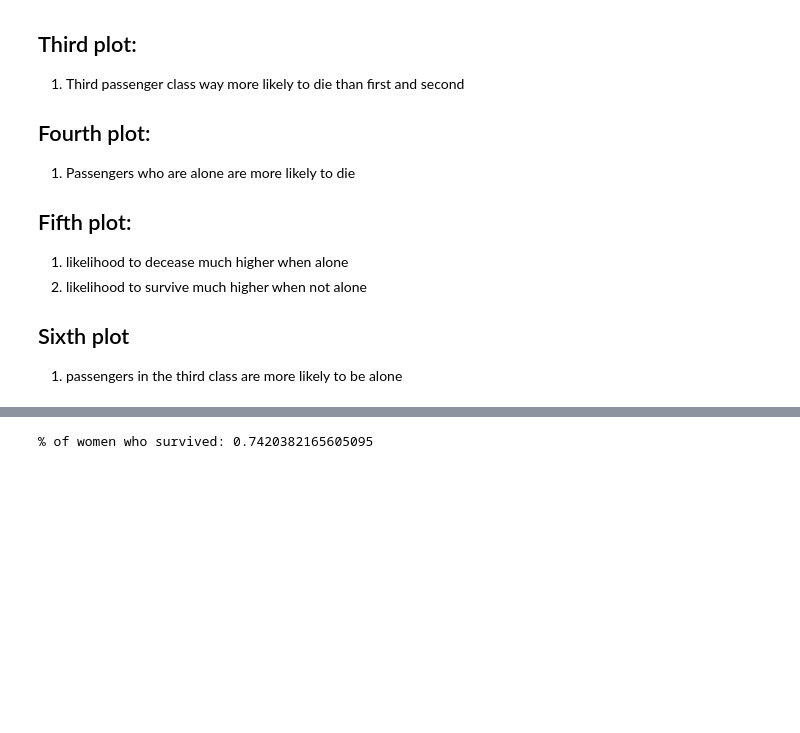
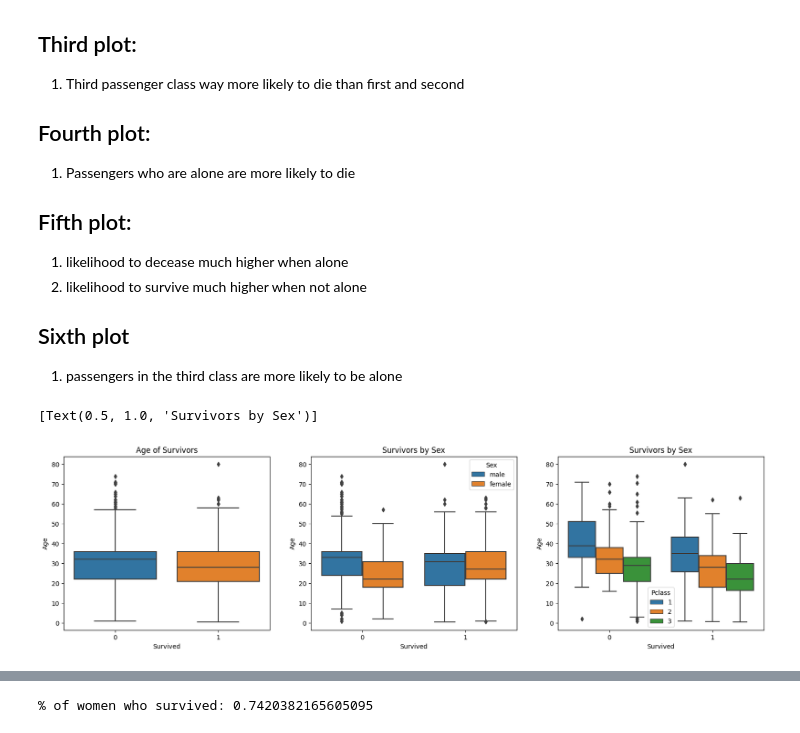
Before and after one commit to Alex-Mak-MCW/Titanic-Survival-Precictions-Project, a Jupyter notebook: PythonTitanicProject.ipynb, the cells around one changed output, grey strips where cells are left out. Drawn from its saved outputs; the diff is of its cells as text; code cells hidden in the pictures; blank space fills up the shorter version.

```diff
--- a/PythonTitanicProject.ipynb
+++ b/PythonTitanicProject.ipynb
@@ -308,3 +308,22 @@ plt.tight_layout()
 
 ## Sixth plot
 1. passengers in the third class are more likely to be alone
+# %%
+# More Visualization (boxplots and histplots) to show different feature's impact
+
+# Boxplots
+# figsize(x,y)
+# axx is the axes object
+fig, axx = plt.subplots(1, 3, figsize=(20,5))
+sns.boxplot(data=train_data, x='Survived', y='Age', ax=axx[0]).set(title='Age of Survivors')
+sns.boxplot(data=train_data, x='Survived', y='Age', hue='Sex',ax=axx[1]).set(title='Survivors by Sex')
+sns.boxplot(data=train_data, x='Survived', y='Age', hue="Pclass", ax=axx[2]).set(title='Survivors by Sex')
+
+# histplots
+# fig, axx = plt.subplots(1, 2, figsize=(20,5))
+# sns.histplot(data=train_data, x=train_data[train_data["Survived"]==0]["Fare"], kde=True, stat='density',bins=30, ax=axx[0]).set(title='Distribution of Fare of Dead Ones')
+# sns.histplot(data=train_data, x=train_data[train_data["Survived"]==1]["Fare"], kde=True, stat='density',bins=30, ax=axx[1]).set(title='Distribution of Fare of Surivived Ones')
+# plt.tight_layout()
+# %% [output]
+[Text(0.5, 1.0, 'Survivors by Sex')]
+[figure, added]
```
Also changed, not shown: parts of 4 cells of this notebook, 1 other file.
